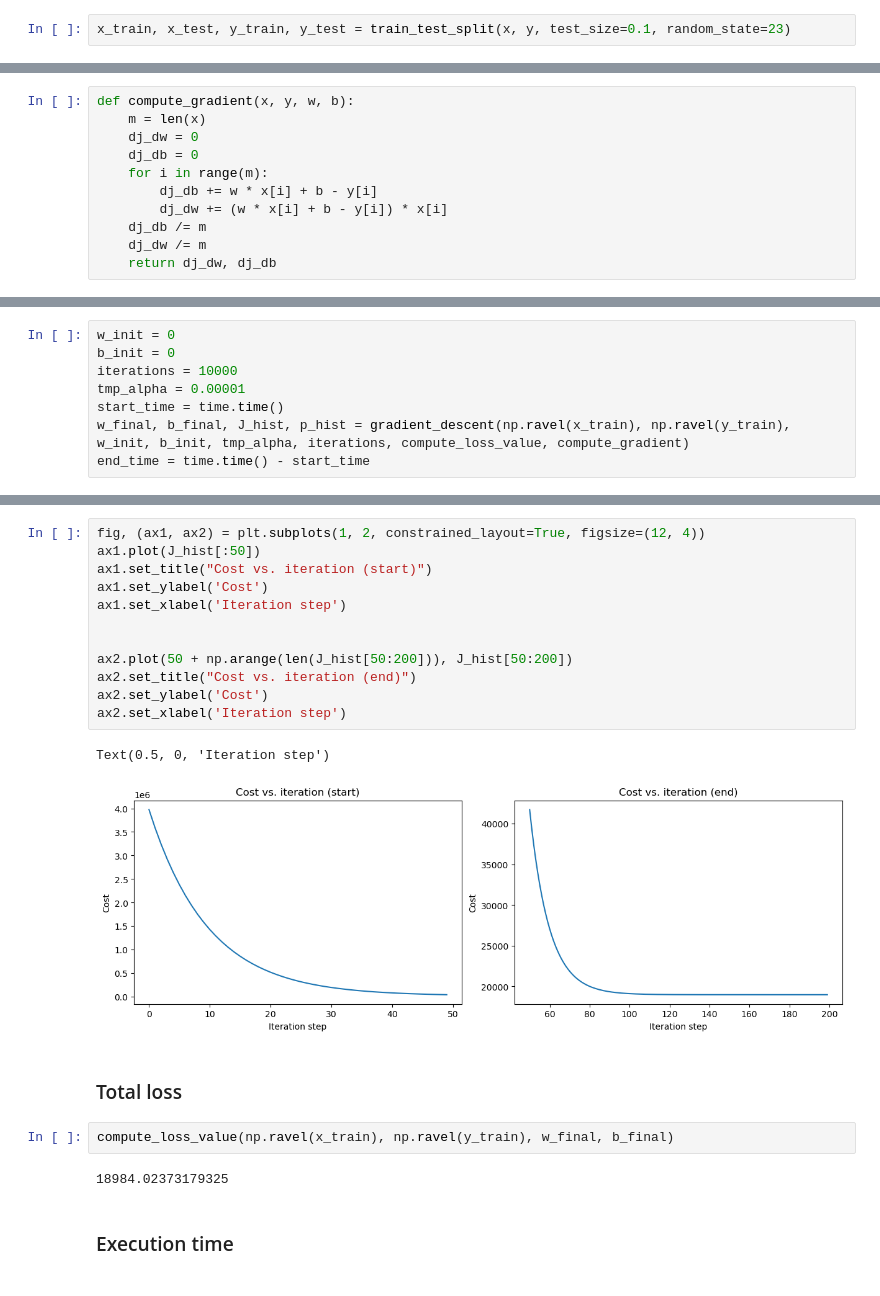
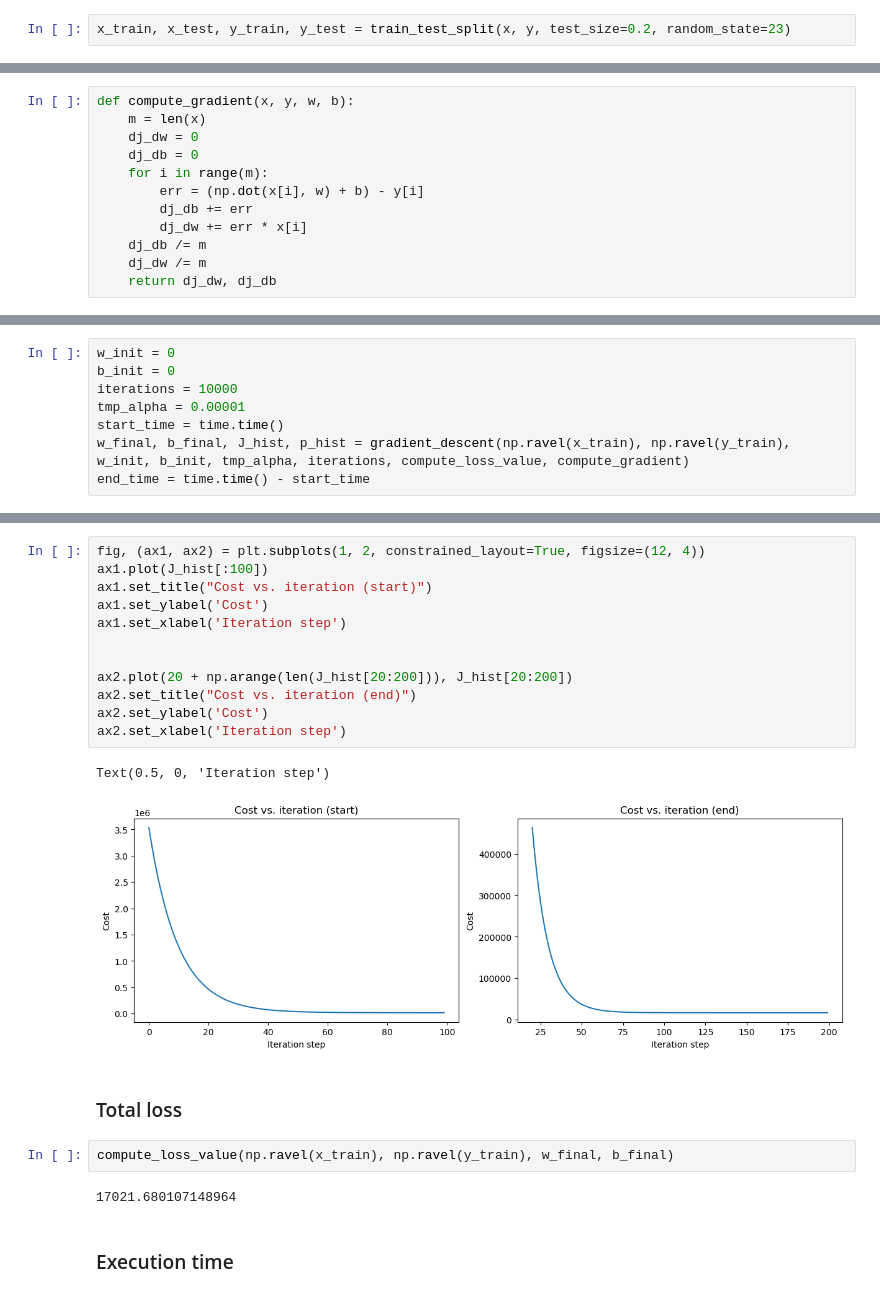
Before and after one commit to HuyinCP/Customize-ML-Models, a Jupyter notebook: gradient_descent_minimizeMSE.ipynb, the cells around one changed output, grey strips where cells are left out. Saved outputs shown, nothing was run; the diff lists cells and outputs as text.

```diff
--- a/gradient_descent_minimizeMSE.ipynb
+++ b/gradient_descent_minimizeMSE.ipynb
@@ -48,7 +48,7 @@ y = df[["writing score"]]
 # %% [markdown]
 ### Split data into training and test sets
 # %%
-x_train, x_test, y_train, y_test = train_test_split(x, y, test_size=0.1, random_state=23)
+x_train, x_test, y_train, y_test = train_test_split(x, y, test_size=0.2, random_state=23)
 # %% [markdown]
 ### Impute missing values in input features
 # %%
@@ -85,8 +85,9 @@ def compute_gradient(x, y, w, b):
     dj_dw = 0
     dj_db = 0
     for i in range(m):
-        dj_db += w * x[i] + b - y[i]
-        dj_dw += (w * x[i] + b - y[i]) * x[i]
+        err = (np.dot(x[i], w) + b) - y[i]
+        dj_db += err
+        dj_dw += err * x[i]
     dj_db /= m
     dj_dw /= m
     return dj_dw, dj_db
@@ -150,24 +153,24 @@ plt.tight_layout()
 # %%
 fig, (ax1, ax2) = plt.subplots(1, 2, constrained_layout=True, figsize=(12, 4))
-ax1.plot(J_hist[:50])
+ax1.plot(J_hist[:100])
 ax1.set_title("Cost vs. iteration (start)")
 ax1.set_ylabel('Cost')
 ax1.set_xlabel('Iteration step')
 
 
-ax2.plot(50 + np.arange(len(J_hist[50:200])), J_hist[50:200])
+ax2.plot(20 + np.arange(len(J_hist[20:200])), J_hist[20:200])
 ax2.set_title("Cost vs. iteration (end)")
 ax2.set_ylabel('Cost')
 ax2.set_xlabel('Iteration step')
 # %% [output]
 Text(0.5, 0, 'Iteration step')
-[figure, old version]
+[figure, new version]
 # %% [markdown]
 ### Total loss
 # %%
 compute_loss_value(np.ravel(x_train), np.ravel(y_train), w_final, b_final)
 # %% [output]
-18984.02373179325
+17021.680107148964
 # %% [markdown]
 ### Execution time
 # %%
```
Also changed, not shown: parts of 3 cells of this notebook, 3 other files.
